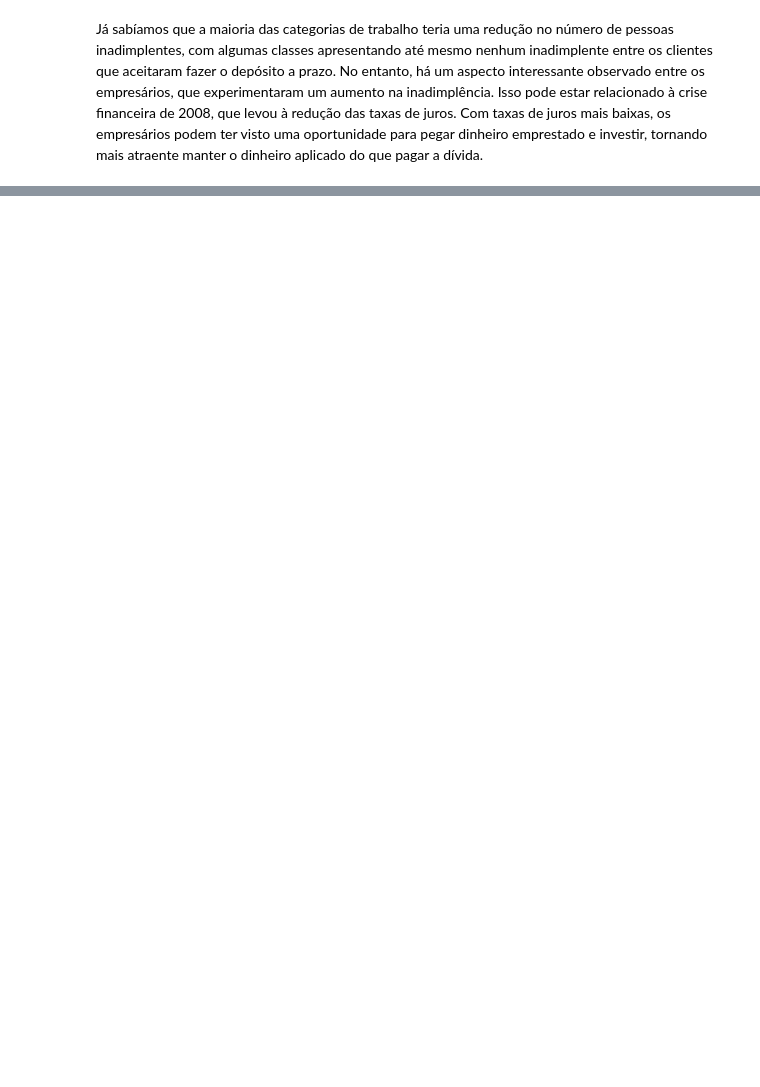
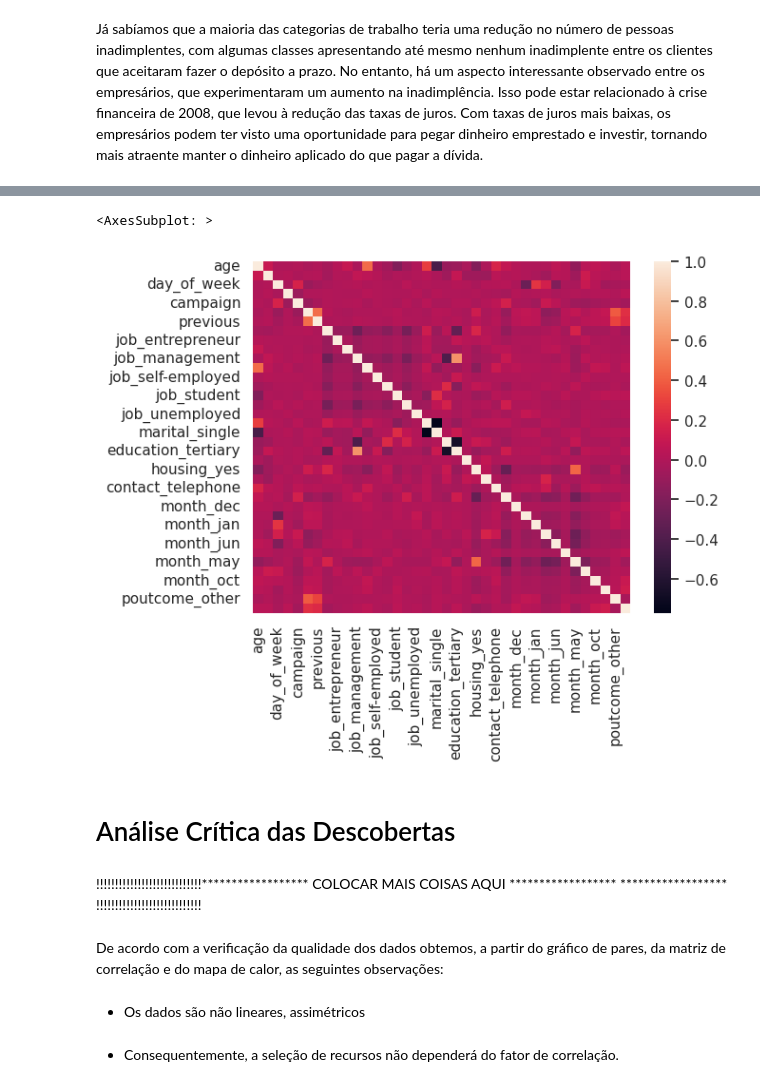
Before and after one commit to gabrieldadcarvalho/machine_learning, a Jupyter notebook: pjt_final/data_understanding.ipynb, the cells around one changed output, grey strips where cells are left out. Cells and saved outputs as stored; diff of their text form; code cells hidden in the pictures; blank space fills up the shorter version.

```diff
--- a/pjt_final/data_understanding.ipynb
+++ b/pjt_final/data_understanding.ipynb
@@ -595,0 +676,10 @@ Já sabíamos que a maioria das categorias de trabalho teria uma redução no n
+# %%
+# Convertendo variáveis categóricas para numéricas usando codificação one-hot
+df_encoded = pd.get_dummies(X, columns=['job','marital',
+                                         'education','default',
+                                         'housing','loan',
+                                         'contact','month',
+                                         'poutcome'], drop_first=True)
+
+# Matriz de correlação
+df_encoded.corr()
@@ -595,0 +705,16 @@ Já sabíamos que a maioria das categorias de trabalho teria uma redução no n
+# %%
+# Gráfico de calor para visualizar a correlação
+sns.heatmap(df_encoded.corr())
+# %% [output]
+<AxesSubplot: >
+[figure, added]
+# %% [markdown]
+# Análise Crítica das Descobertas
+# %% [markdown]
+!!!!!!!!!!!!!!!!!!!!!!!!!!!!****************** COLOCAR MAIS COISAS AQUI ****************** ****************** !!!!!!!!!!!!!!!!!!!!!!!!!!!!
+# %% [markdown]
+De acordo com a verificação da qualidade dos dados obtemos, a partir do gráfico de pares, da matriz de correlação e do mapa de calor, as seguintes observações:
+# %% [markdown]
+- Os dados são não lineares, assimétricos
+# %% [markdown]
+- Consequentemente, a seleção de recursos não dependerá do fator de correlação.
```
Also changed, not shown: parts of 49 cells of this notebook.
